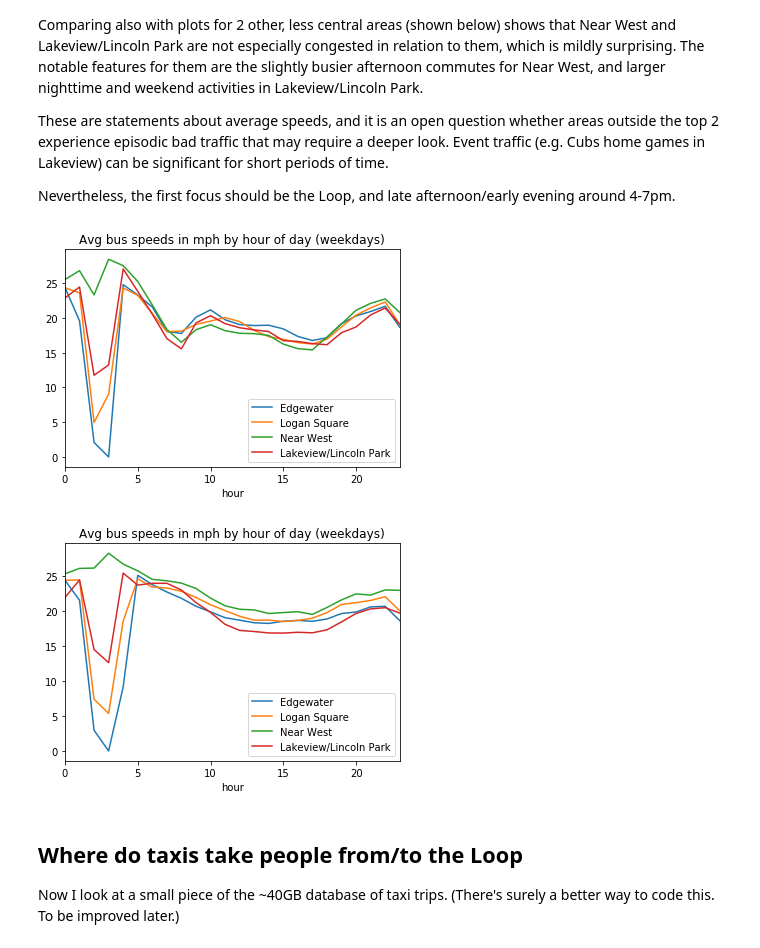
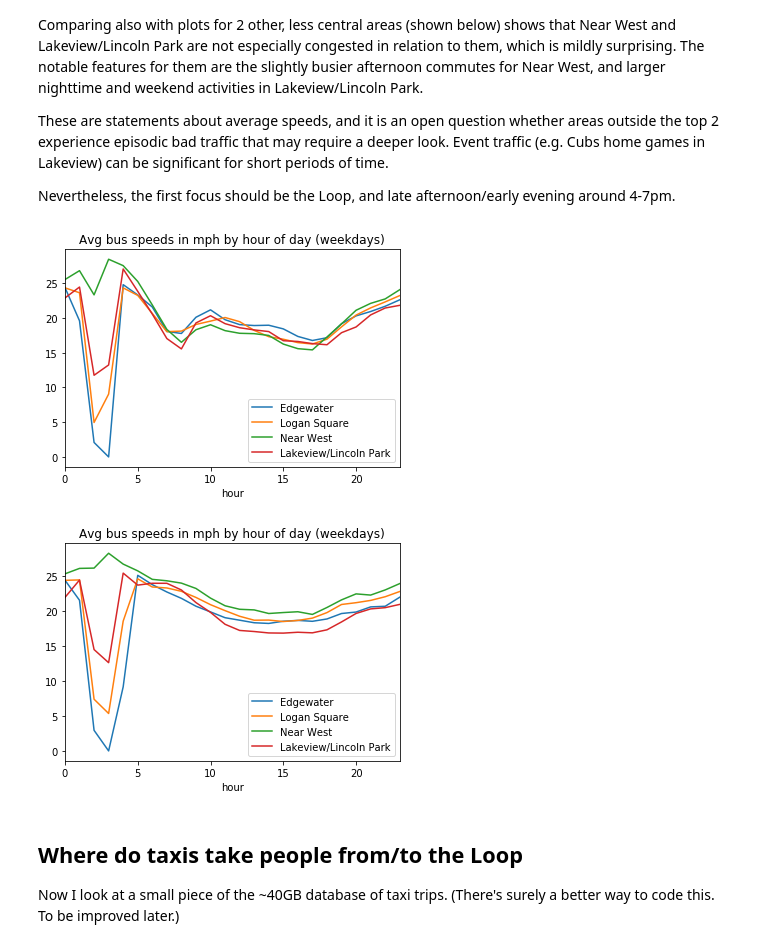
Before and after one commit to Inoueian/chicago-taxi, a Jupyter notebook: chicago-taxi.ipynb, the cells around one changed output. Drawn from its saved outputs; the diff is of its cells as text; code cells hidden in the pictures.

```diff
--- a/chicago-taxi.ipynb
+++ b/chicago-taxi.ipynb
@@ -33,9 +36,9 @@ df_cong['TIME'] = df_cong['TIME'].apply(cong_parser)
 df_cong['year'] = df_cong['TIME'].apply(lambda x: x.year)
 df_cong['hour'] = df_cong['TIME'].apply(lambda x: x.hour)
 df_cong['weekday'] = df_cong['TIME'].apply(lambda x: x.weekday() < 5) #True if weekday
-# %%
-#Limit myself to 2015
-df_cong = df_cong[df_cong.year == 2015]
+# %%
+#Limit myself to the clean part of the data set
+df_cong_clean = df_cong.iloc[:129427]
 # %% [markdown]
 Make plots of average bus speeds by hour, for 4 centrally located areas. Plot overall average, weekday average, then weekends.
 # %%
@@ -86,27 +92,29 @@ These are statements about average speeds, and it is an open question whether ar
 
 Nevertheless, the first focus should be the Loop, and late afternoon/early evening around 4-7pm.
 # %%
-df_cong[(df_cong['weekday'] == True) & (df_cong.REGION_ID == 4) & (df_cong.year == 2015)].groupby('hour').mean()['SPEED'].plot(label='Edgewater') #Edgewater
-df_cong[(df_cong['weekday'] == True) & (df_cong.REGION_ID == 7) & (df_cong.year == 2015)].groupby('hour').mean()['SPEED'].plot(label='Logan Square') #Logan Square
-df_cong[(df_cong['weekday'] == True) & (df_cong.REGION_ID == 11) & (df_cong.year == 2015)].groupby('hour').mean()['SPEED'].plot(label='Near West') #Near West
-df_cong[(df_cong['weekday'] == True) & (df_cong.REGION_ID == 8) & (df_cong.year == 2015)].groupby('hour').mean()['SPEED'].plot(label='Lakeview/Lincoln Park') #Lakeview
+df_cong_clean[(df_cong_clean.weekday == True) & (df_cong_clean.REGION_ID == 4)].groupby('hour').mean()['SPEED'].plot(label='Edgewater') #Edgewater
+df_cong_clean[(df_cong_clean.weekday == True) & (df_cong_clean.REGION_ID == 7)].groupby('hour').mean()['SPEED'].plot(label='Logan Square') #Logan Square
+df_cong_clean[(df_cong_clean.weekday == True) & (df_cong_clean.REGION_ID == 11)].groupby('hour').mean()['SPEED'].plot(label='Near West') #Near West
+df_cong_clean[(df_cong_clean.weekday == True) & (df_cong_clean.REGION_ID == 8)].groupby('hour').mean()['SPEED'].plot(label='Lakeview/Lincoln Park') #Lakeview
+
 plt.title('Avg bus speeds in mph by hour of day (weekdays)')
 plt.legend()
 plt.savefig('Figs/weekday_comparison.png')
 plt.show()
 # %% [output]
-[figure, old version]
+[figure, new version]
 # %%
-df_cong[(df_cong['weekday'] == False) & (df_cong.REGION_ID == 4) & (df_cong.year == 2015)].groupby('hour').mean()['SPEED'].plot(label='Edgewater') #Edgewater
-df_cong[(df_cong['weekday'] == False) & (df_cong.REGION_ID == 7) & (df_cong.year == 2015)].groupby('hour').mean()['SPEED'].plot(label='Logan Square') #Logan Square
-df_cong[(df_cong['weekday'] == False) & (df_cong.REGION_ID == 11) & (df_cong.year == 2015)].groupby('hour').mean()['SPEED'].plot(label='Near West') #Near West
-df_cong[(df_cong['weekday'] == False) & (df_cong.REGION_ID == 8) & (df_cong.year == 2015)].groupby('hour').mean()['SPEED'].plot(label='Lakeview/Lincoln Park') #Lakeview
+df_cong_clean[(df_cong_clean.weekday == False) & (df_cong_clean.REGION_ID == 4)].groupby('hour').mean()['SPEED'].plot(label='Edgewater') #Edgewater
+df_cong_clean[(df_cong_clean.weekday == False) & (df_cong_clean.REGION_ID == 7)].groupby('hour').mean()['SPEED'].plot(label='Logan Square') #Logan Square
+df_cong_clean[(df_cong_clean.weekday == False) & (df_cong_clean.REGION_ID == 11)].groupby('hour').mean()['SPEED'].plot(label='Near West') #Near West
+df_cong_clean[(df_cong_clean.weekday == False) & (df_cong_clean.REGION_ID == 8)].groupby('hour').mean()['SPEED'].plot(label='Lakeview/Lincoln Park') #Lakeview
+
 plt.title('Avg bus speeds in mph by hour of day (weekdays)')
 plt.legend()
 plt.savefig('Figs/weekend_comparison.png')
 plt.show()
 # %% [output]
-[figure, old version]
+[figure, new version]
 # %% [markdown]
 ## Where do taxis take people from/to the Loop
 Now I look at a small piece of the ~40GB database of taxi trips. (There's surely a better way to code this. To be improved later.)
```
Also changed, not shown: parts of 32 cells of this notebook, 5 other files.
